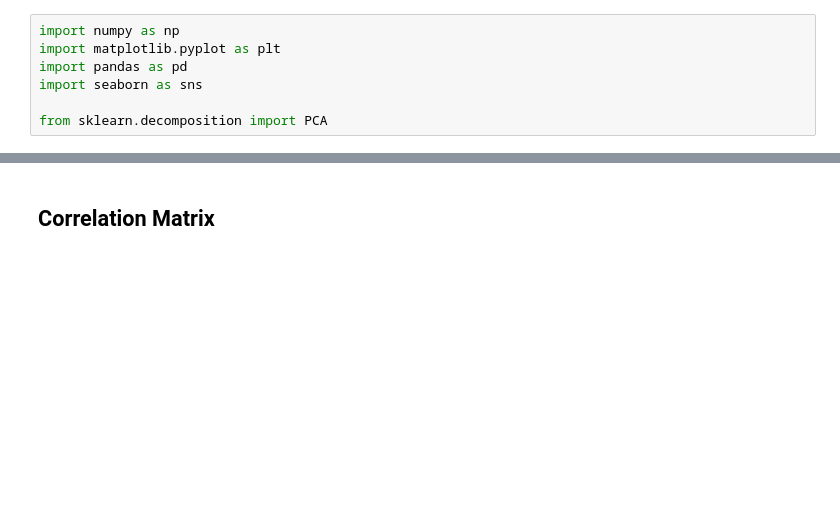
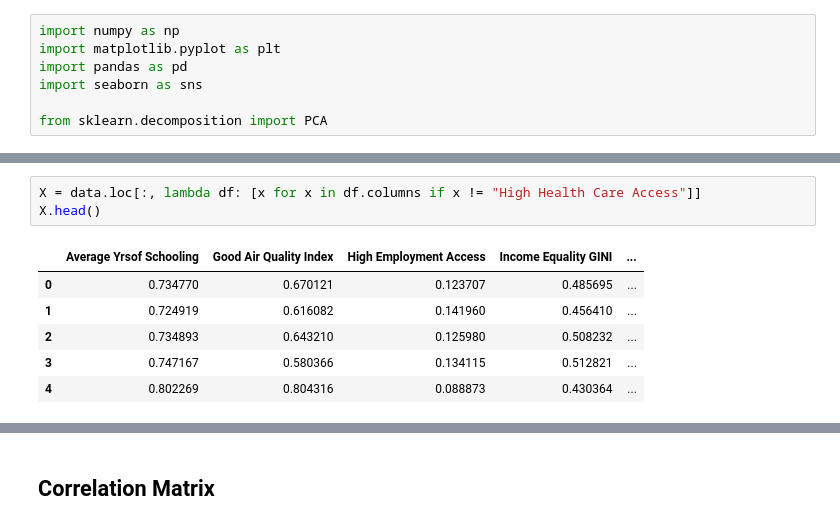
Before and after one commit to aoguedao/gmu_casbbi_data_science, a Jupyter notebook: lessons/pca.ipynb, the cells around one changed output, grey strips where cells are left out. Drawn from its saved outputs; the diff is of its cells as text; blank space fills up the shorter version.

```diff
--- a/lessons/pca.ipynb
+++ b/lessons/pca.ipynb
@@ -13,0 +23,10 @@ data.shape
+# %%
+X = data.loc[:, lambda df: [x for x in df.columns if x != "High Health Care Access"]]
+X.head()
+# %% [output]
+|  | Average Yrsof Schooling | Good Air Quality Index | High Employment Access | Income Equality GINI | ... |
+| 0 | 0.734770 | 0.670121 | 0.123707 | 0.485695 | ... |
+| 1 | 0.724919 | 0.616082 | 0.141960 | 0.456410 | ... |
+| 2 | 0.734893 | 0.643210 | 0.125980 | 0.508232 | ... |
+| 3 | 0.747167 | 0.580366 | 0.134115 | 0.512821 | ... |
+| 4 | 0.802269 | 0.804316 | 0.088873 | 0.430364 | ... |
```
Also changed, not shown: parts of 16 cells of this notebook.
